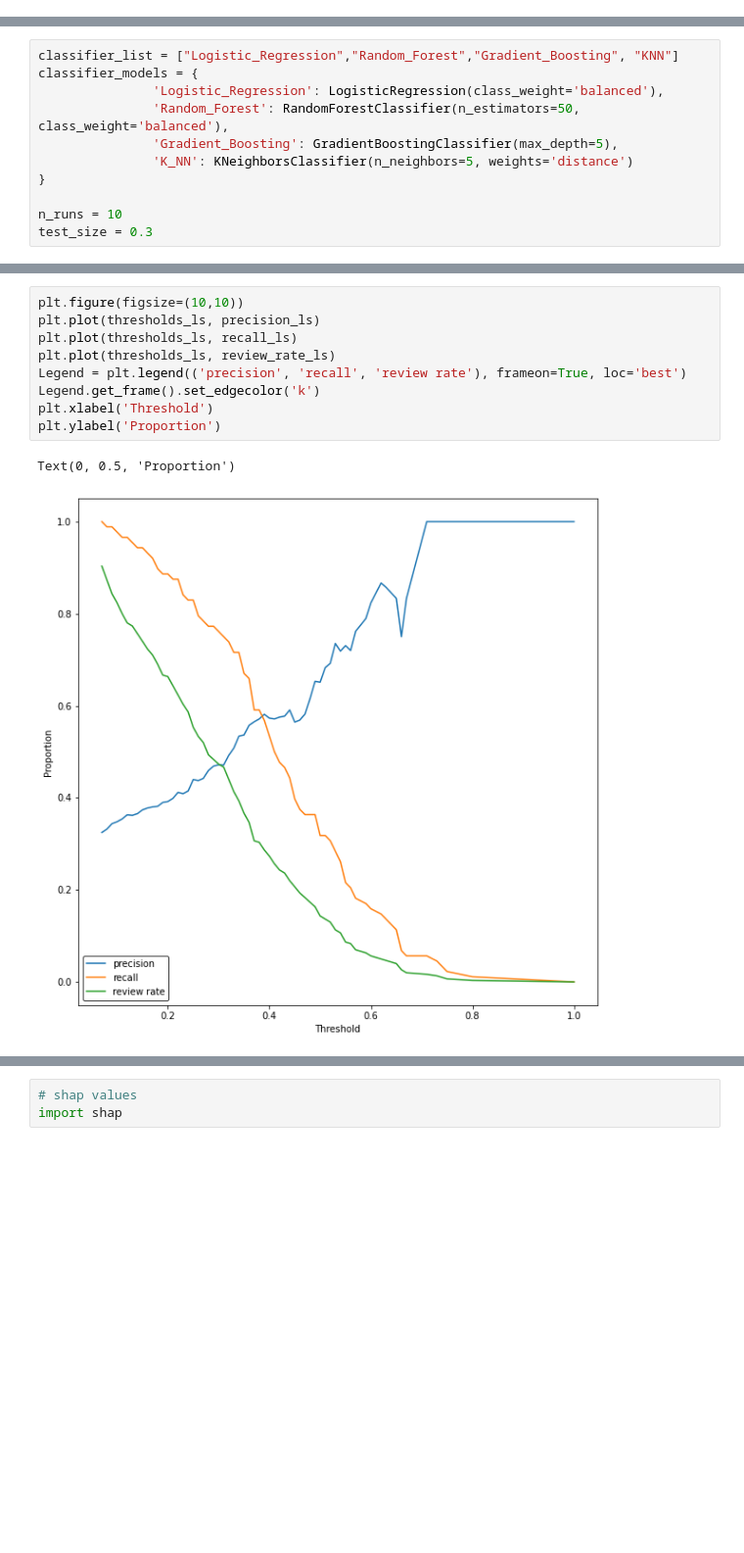
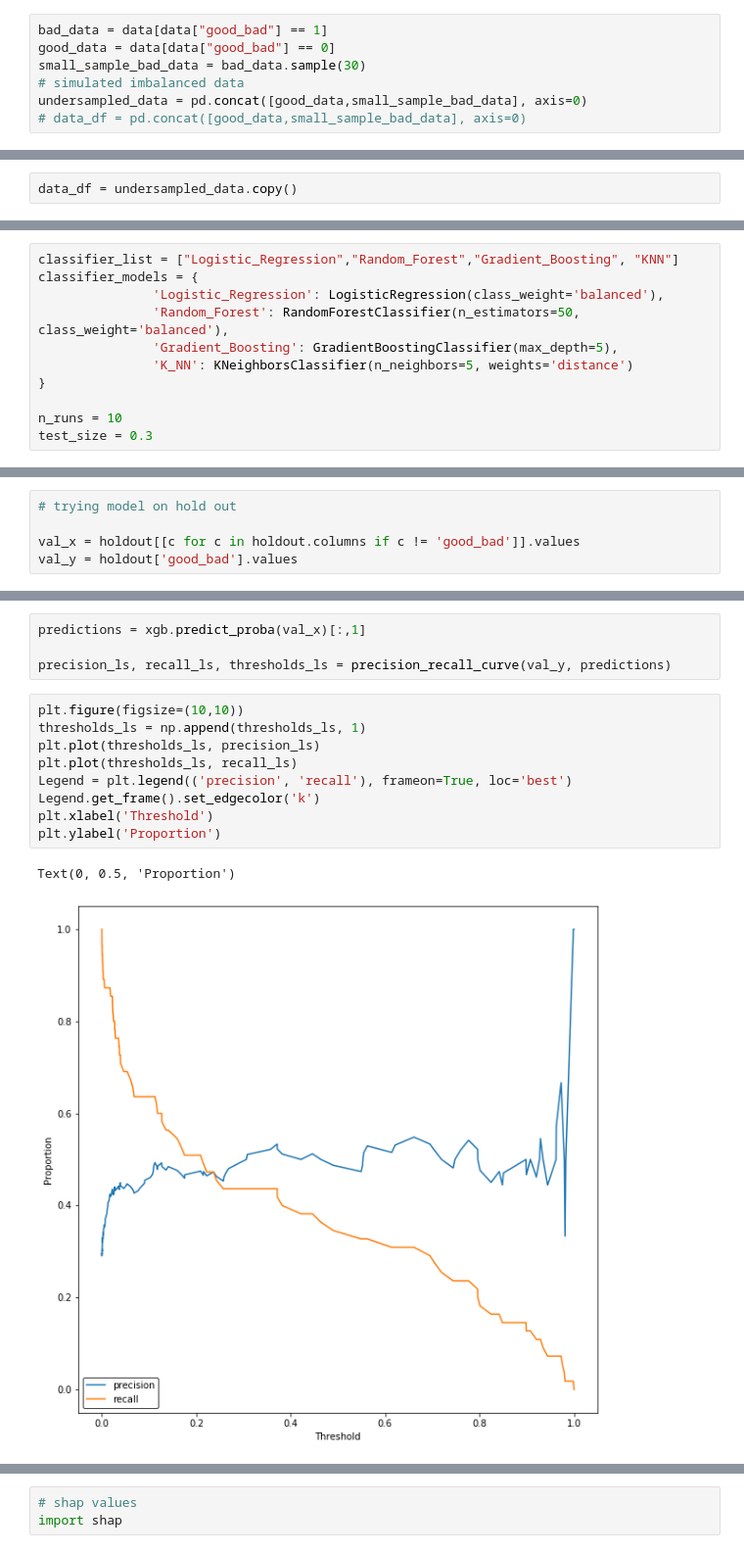
Before and after one commit to jstephenj14/classification-model-workflow, a Jupyter notebook: workflow normal.ipynb, the cells around one changed output, grey strips where cells are left out. Shown: that part at 98% size. Saved outputs shown, nothing was run; the diff lists cells and outputs as text; blank space fills up the shorter version.

```diff
--- a/workflow normal.ipynb
+++ b/workflow normal.ipynb
@@ -47,0 +55,7 @@ data_df = pd.get_dummies(data, drop_first=True)
+# %%
+bad_data = data[data["good_bad"] == 1]
+good_data = data[data["good_bad"] == 0]
+small_sample_bad_data = bad_data.sample(30)
+# simulated imbalanced data
+undersampled_data = pd.concat([good_data,small_sample_bad_data], axis=0)
+# data_df = pd.concat([good_data,small_sample_bad_data], axis=0)
@@ -47,0 +86,2 @@ data_df = pd.get_dummies(data, drop_first=True)
+# %%
+data_df = undersampled_data.copy()
@@ -111,0 +315,5 @@ for threshold in thresholds_ls:
+# %%
+# trying model on hold out
+
+val_x = holdout[[c for c in holdout.columns if c != 'good_bad']].values
+val_y = holdout['good_bad'].values
@@ -112,12 +331,16 @@ for threshold in thresholds_ls:
+# %%
+predictions = xgb.predict_proba(val_x)[:,1]
+
+precision_ls, recall_ls, thresholds_ls = precision_recall_curve(val_y, predictions)
 # %%
 plt.figure(figsize=(10,10))
+thresholds_ls = np.append(thresholds_ls, 1)
 plt.plot(thresholds_ls, precision_ls)
 plt.plot(thresholds_ls, recall_ls)
-plt.plot(thresholds_ls, review_rate_ls)
-Legend = plt.legend(('precision', 'recall', 'review rate'), frameon=True, loc='best')
+Legend = plt.legend(('precision', 'recall'), frameon=True, loc='best')
 Legend.get_frame().set_edgecolor('k')
 plt.xlabel('Threshold')
 plt.ylabel('Proportion')
 # %% [output]
 Text(0, 0.5, 'Proportion')
-[figure, old version]
+[figure, new version]
```
Also changed, not shown: parts of 29 cells of this notebook, 2 other files.
